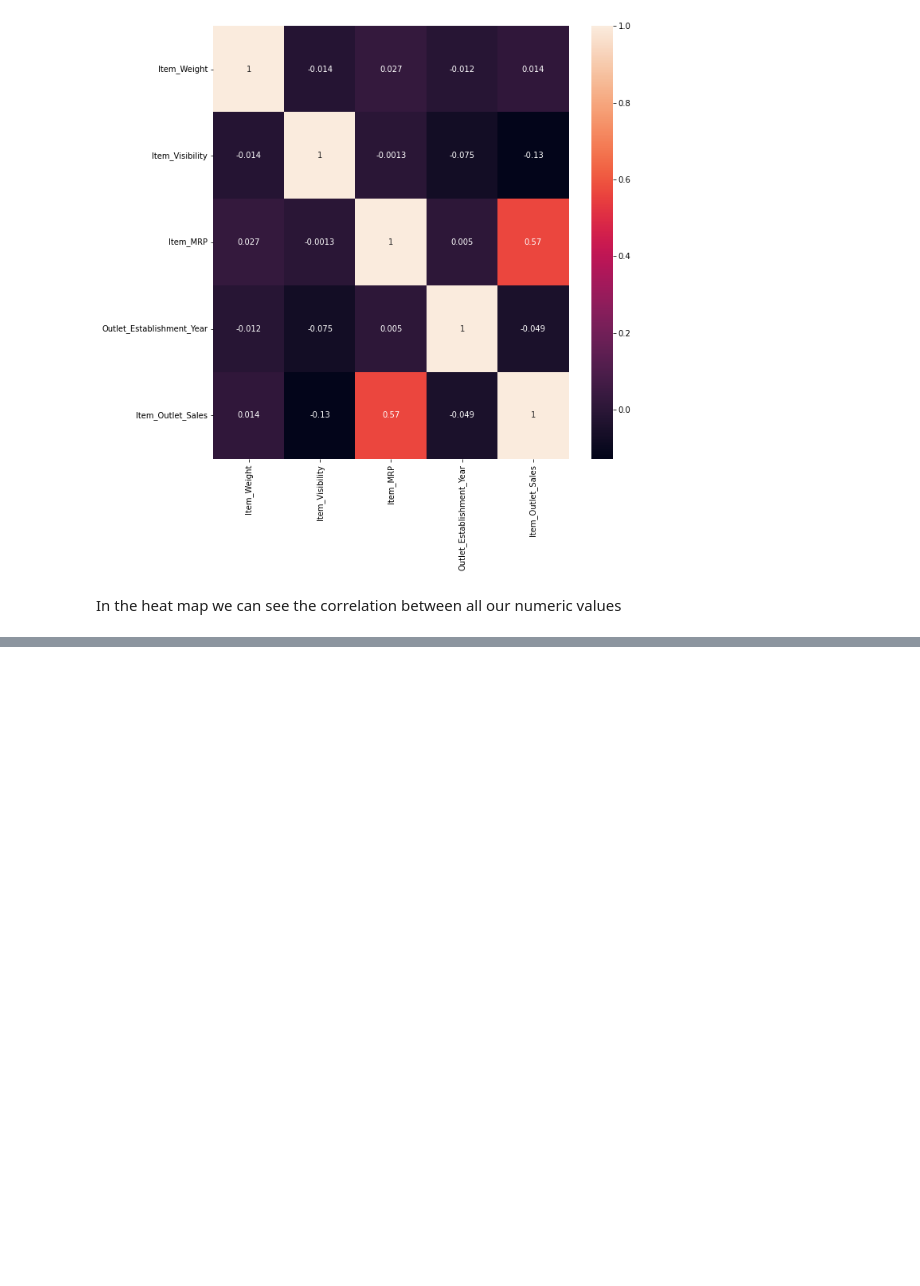
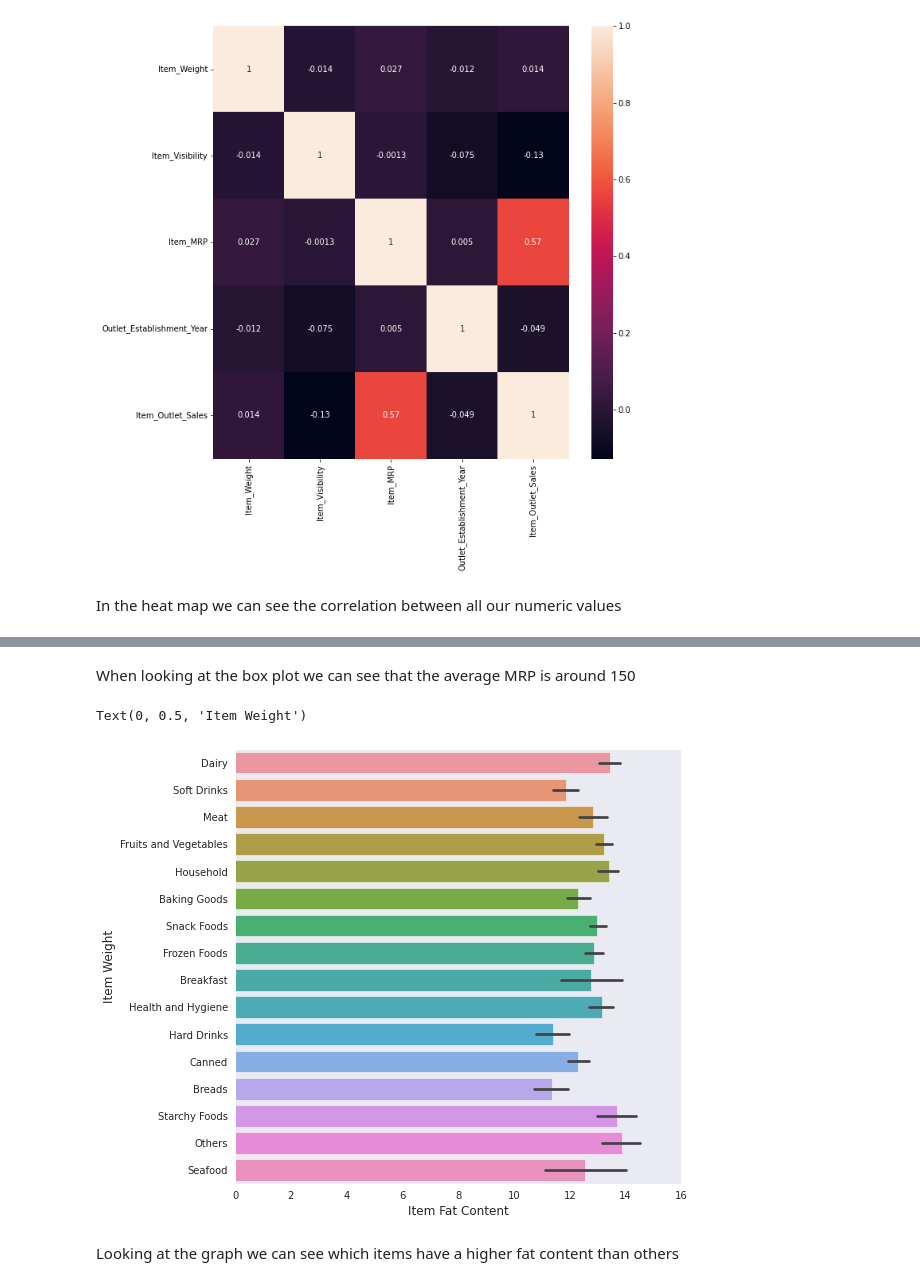
Before and after one commit to MichaelArthur224/Sales_Predictions, a Jupyter notebook: sales_predictions_Michael_Arthur.ipynb, the cells around one changed output, grey strips where cells are left out. Cells and saved outputs as stored; diff of their text form; code cells hidden in the pictures; blank space fills up the shorter version.

```diff
--- a/sales_predictions_Michael_Arthur.ipynb
+++ b/sales_predictions_Michael_Arthur.ipynb
@@ -197,0 +211,13 @@ In the heat map we can see the correlation between all our numeric values
+# %% [markdown]
+When looking at the box plot we can see that the average MRP is around 150
+# %%
+fig, ax = plt.subplots(figsize=(8, 8))
+sns.barplot(data=df, x="Item_Weight", y="Item_Type")
+plt.xticks([0, 2, 4, 6, 8, 10, 12, 14, 16])
+plt.xlabel('Item Fat Content')
+plt.ylabel('Item Weight')
+# %% [output]
+Text(0, 0.5, 'Item Weight')
+[figure, added]
+# %% [markdown]
+Looking at the graph we can see which items have a higher fat content than others
```
Also changed, not shown: parts of 2 cells of this notebook.
